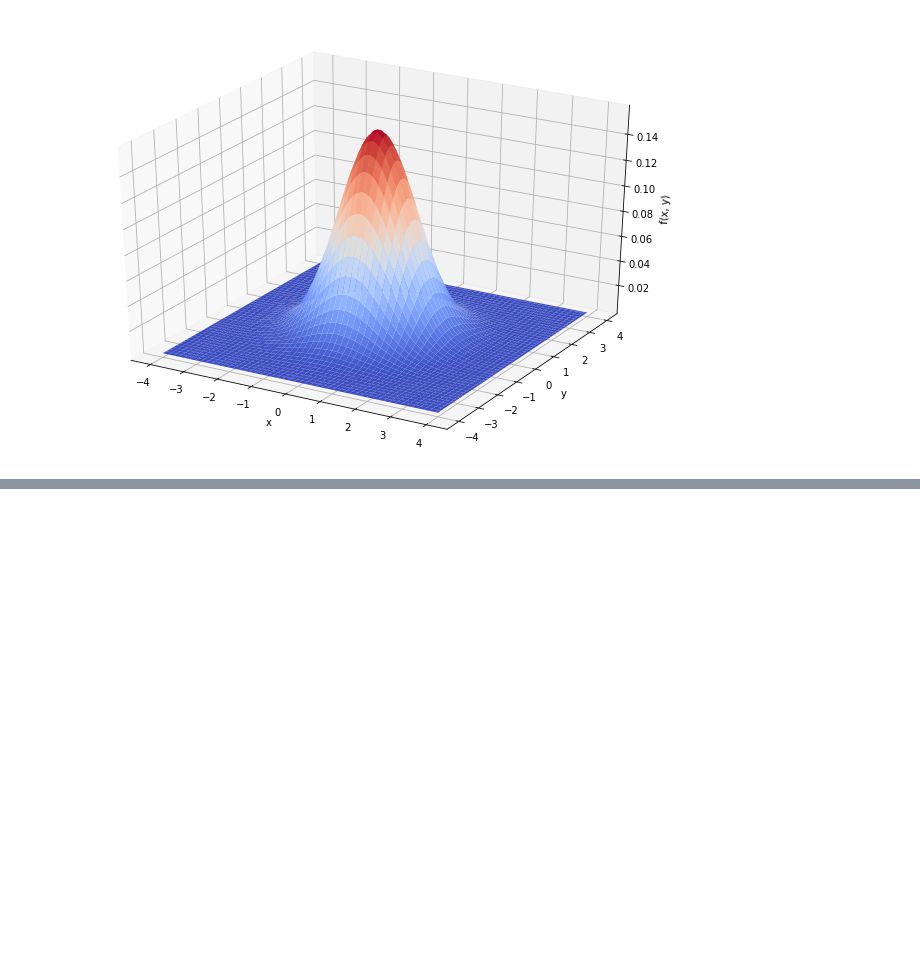
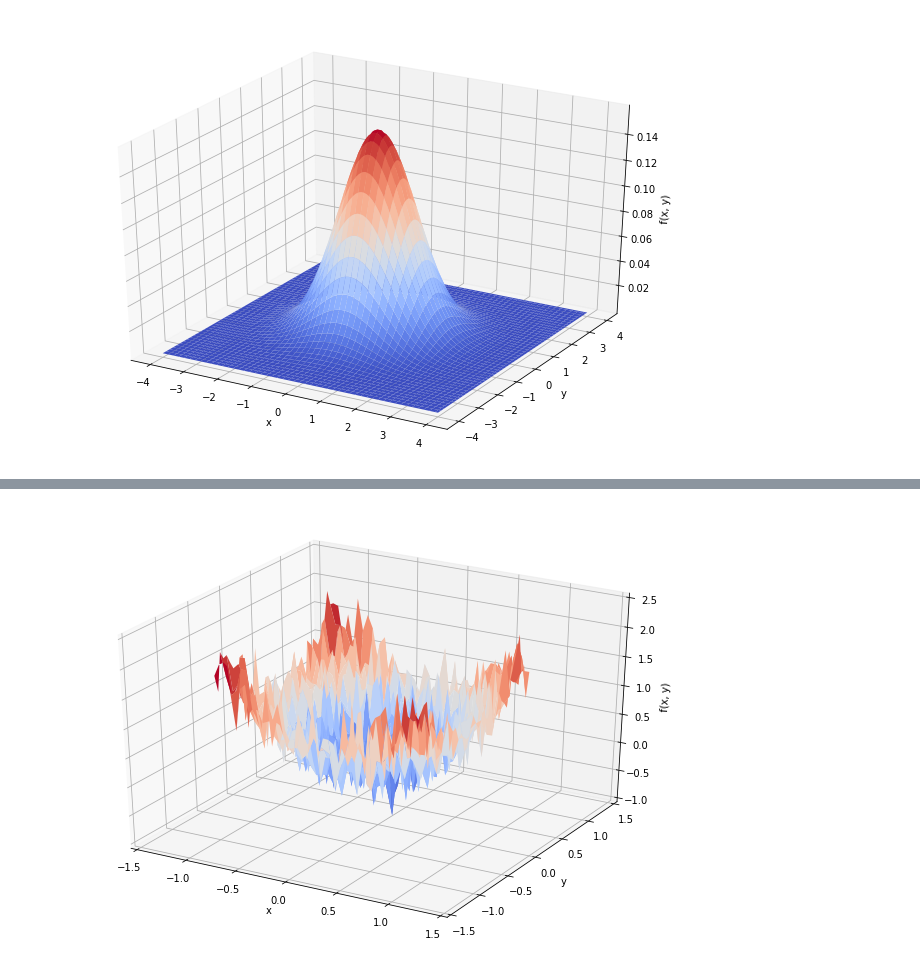
Before and after one commit to whitmas/numpy, a Jupyter notebook: plot_2d_normal_density/Untitled.ipynb, the cells around one changed output, grey strips where cells are left out. Saved outputs shown, nothing was run; the diff lists cells and outputs as text; code cells hidden in the pictures; blank space fills up the shorter version.

```diff
--- a/plot_2d_normal_density/Untitled.ipynb
+++ b/plot_2d_normal_density/Untitled.ipynb
@@ -50,0 +75,27 @@ plt.show()
+# %%
+x = np.arange(-1, 1, 0.05)
+y = np.arange(-1, 1, 0.05)
+X, Y = np.meshgrid(x, y)
+Z = X**2 + Y**2 + 0.3*np.random.normal(0., 1., X.shape)
+# %%
+%matplotlib inline
+import matplotlib.pyplot as plt
+import matplotlib as mpl
+from mpl_toolkits.mplot3d import Axes3D  # <-- Note the capitalization!
+fig = plt.figure(figsize=(9, 6))
+ax = Axes3D(fig)  # <-- Note the difference from your original code...
+ax.plot_surface(X, Y, Z,
+                rstride=2,
+                cstride=2,
+                cmap=mpl.cm.coolwarm,
+                linewidth=0.5,
+                antialiased=True)
+ax.set_xlabel('x')
+ax.set_ylabel('y')
+ax.set_zlabel('f(x, y)')
+ax.set_xlim([-1.5, 1.5])
+ax.set_ylim([-1.5, 1.5])
+ax.set_zlim([-1.0, 2.5])
+plt.show()
+# %% [output]
+[figure, added]
```
Also changed, not shown: parts of 2 cells of this notebook.
